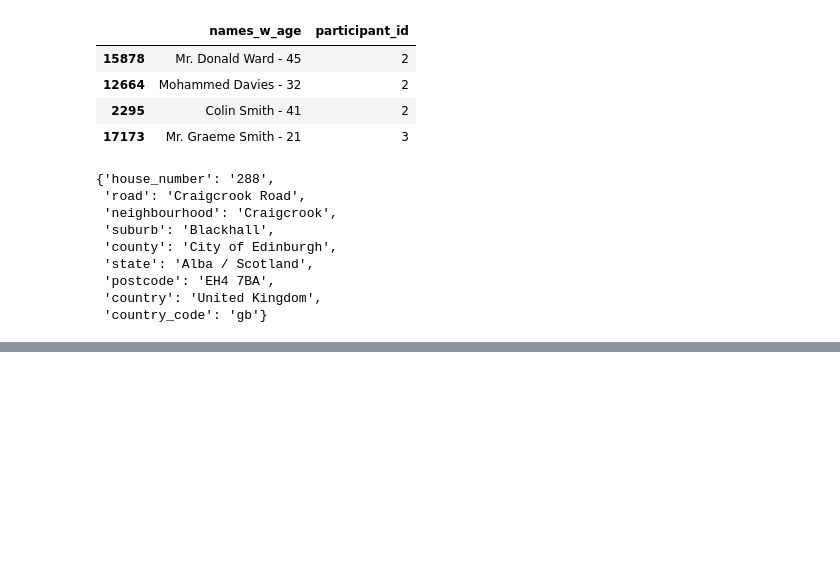
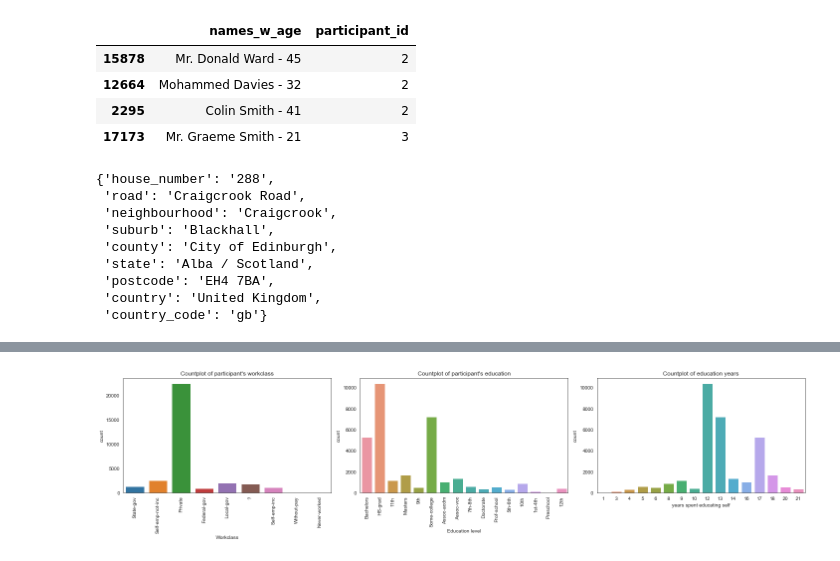
Before and after one commit to foukonana/campaign_result_prediction, a Jupyter notebook: Analysis/part1.ipynb, the cells around one changed output, grey strips where cells are left out. Cells and saved outputs as stored; diff of their text form; code cells hidden in the pictures; blank space fills up the shorter version.

```diff
--- a/Analysis/part1.ipynb
+++ b/Analysis/part1.ipynb
@@ -157,0 +258,21 @@ full_df = pd.concat([campaign_df, mortgage_df], axis=1, join="inner")
+# %%
+fig, axes = plt.subplots(1, 3, figsize=(20, 5))
+
+splot = sns.countplot(data=full_df, x="workclass", ax=axes[0])
+splot.set_xticklabels(labels=full_df[~full_df["workclass"].isnull()]["workclass"].unique(), rotation=90)
+splot.set(title="Countplot of participant's workclass",
+          xlabel="Workclass")
+
+splot = sns.countplot(data=full_df, x="education", ax=axes[1])
+splot.set_xticklabels(labels=full_df[~full_df["education"].isnull()]["education"].unique(), rotation=90)
+splot.set(title="Countplot of participant's education",
+          xlabel="Education level")
+
+splot = sns.countplot(data=full_df, x="education_num", ax=axes[2])
+splot.set(title = "Countplot of education years",
+          xlabel="years spent educating self")
+
+plt.tight_layout()
+fig.show()
+# %% [output]
+[figure, added]
```
Also changed, not shown: parts of 12 cells of this notebook.
